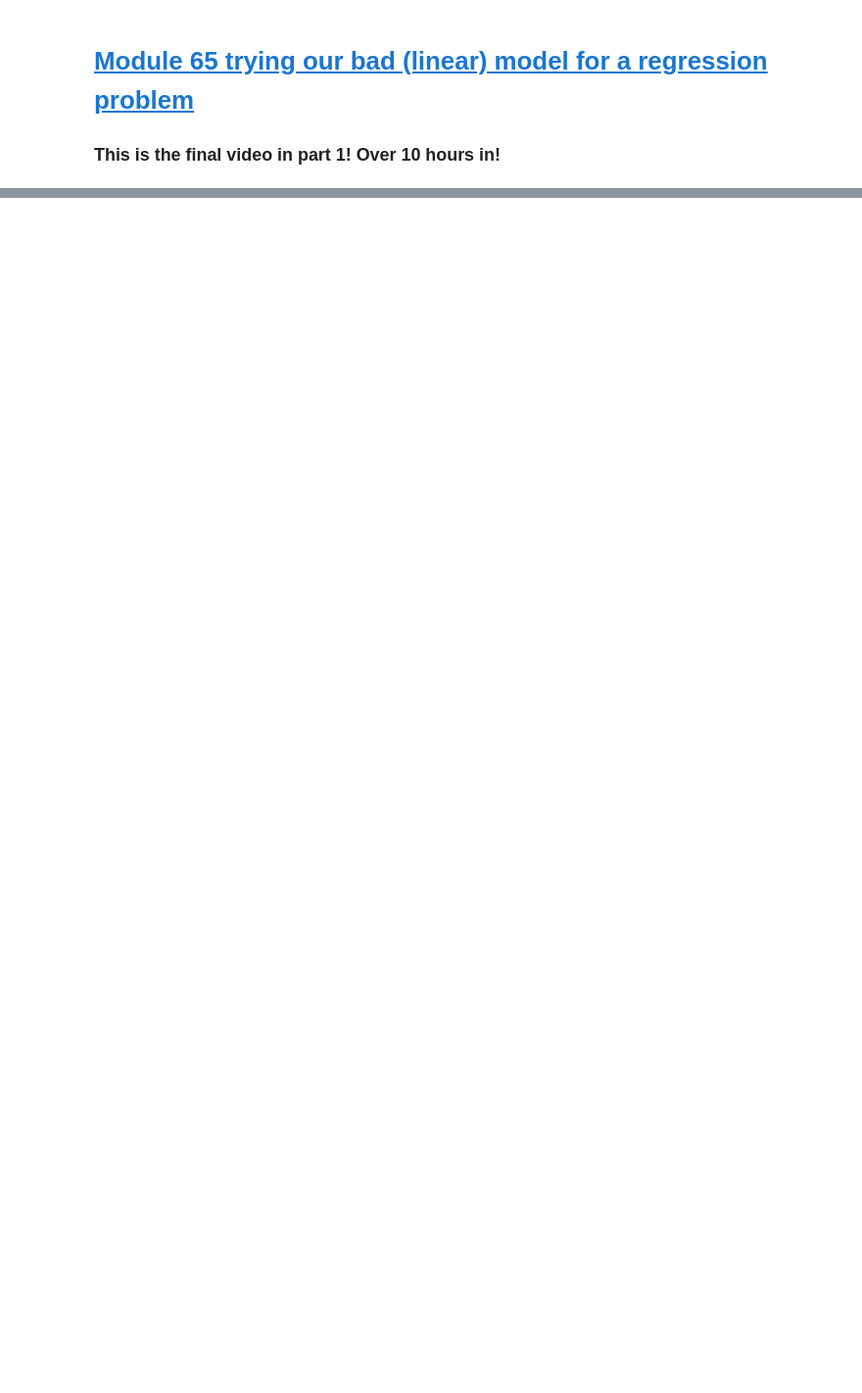
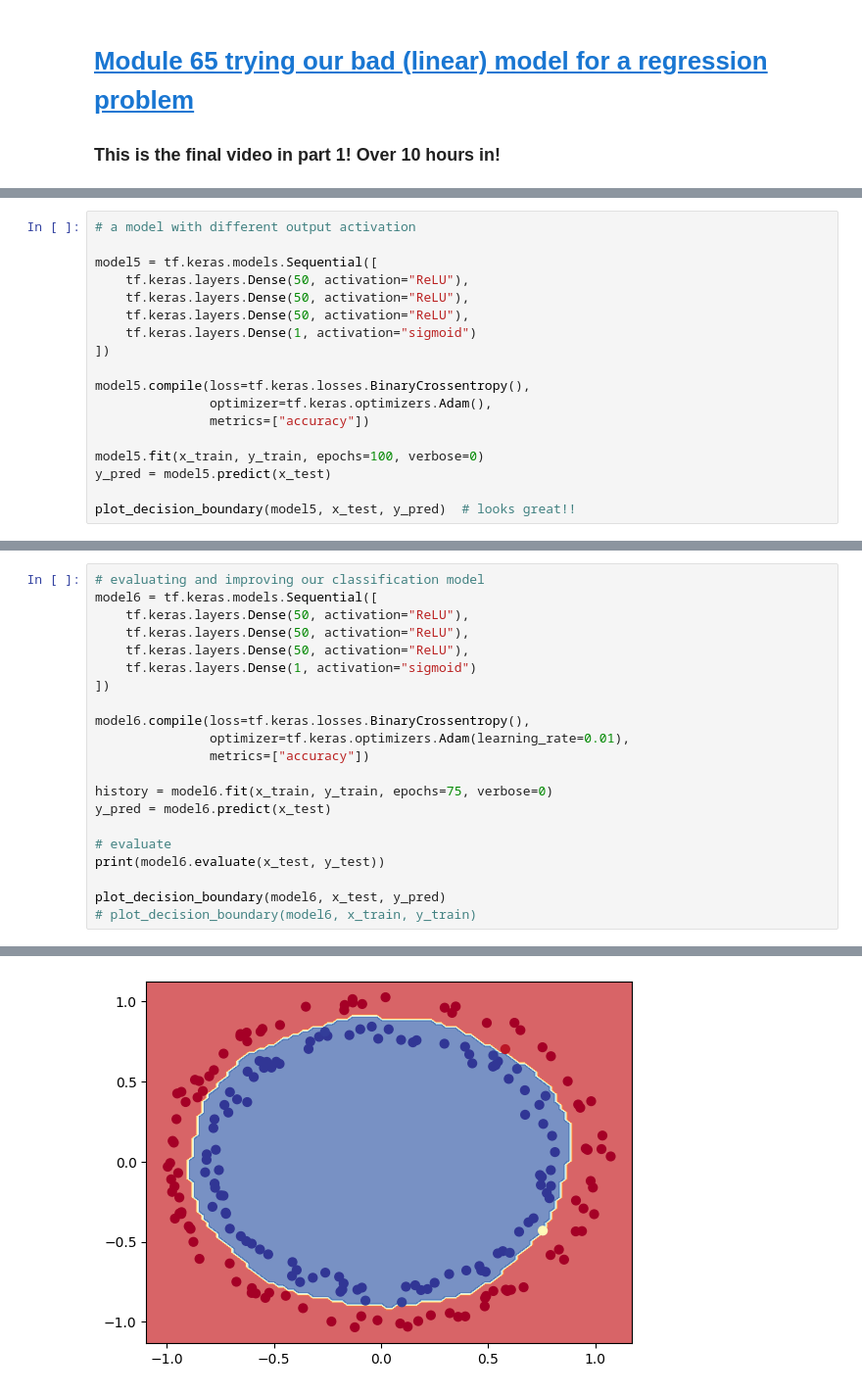
Before and after one commit to nripstein/Tensorflow-Tutorial, a Jupyter notebook: neural-network-classification.ipynb, the cells around one changed output, grey strips where cells are left out. Shown: that part at 98% size. Cells and saved outputs as stored; diff of their text form; blank space fills up the shorter version.

```diff
--- a/neural-network-classification.ipynb
+++ b/neural-network-classification.ipynb
@@ -242,0 +255,18 @@ Epoch 100/100
+# %%
+# a model with different output activation
+
+model5 = tf.keras.models.Sequential([
+    tf.keras.layers.Dense(50, activation="ReLU"),
+    tf.keras.layers.Dense(50, activation="ReLU"),
+    tf.keras.layers.Dense(50, activation="ReLU"),
+    tf.keras.layers.Dense(1, activation="sigmoid")
+])
+
+model5.compile(loss=tf.keras.losses.BinaryCrossentropy(),
+               optimizer=tf.keras.optimizers.Adam(),
+               metrics=["accuracy"])
+
+model5.fit(x_train, y_train, epochs=100, verbose=0)
+y_pred = model5.predict(x_test)
+
+plot_decision_boundary(model5, x_test, y_pred)  # looks great!!
@@ -242,0 +295,22 @@ Epoch 100/100
+# %%
+# evaluating and improving our classification model
+model6 = tf.keras.models.Sequential([
+    tf.keras.layers.Dense(50, activation="ReLU"),
+    tf.keras.layers.Dense(50, activation="ReLU"),
+    tf.keras.layers.Dense(50, activation="ReLU"),
+    tf.keras.layers.Dense(1, activation="sigmoid")
+])
+
+model6.compile(loss=tf.keras.losses.BinaryCrossentropy(),
+               optimizer=tf.keras.optimizers.Adam(learning_rate=0.01),
+               metrics=["accuracy"])
+
+history = model6.fit(x_train, y_train, epochs=75, verbose=0)
+y_pred = model6.predict(x_test)
+
+# evaluate
+print(model6.evaluate(x_test, y_test))
+
+plot_decision_boundary(model6, x_test, y_pred)
+# plot_decision_boundary(model6, x_train, y_train)
+# %% [output]
@@ -242,0 +322 @@ Epoch 100/100
+[figure, added]
```
Also changed, not shown: parts of 22 cells of this notebook, 1 other file.
